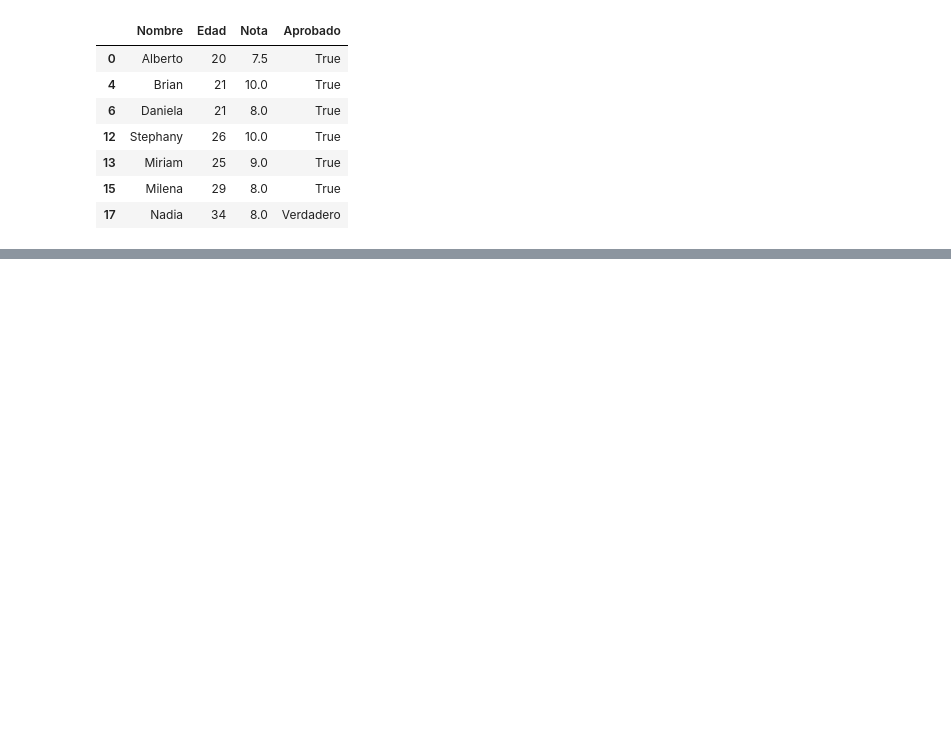
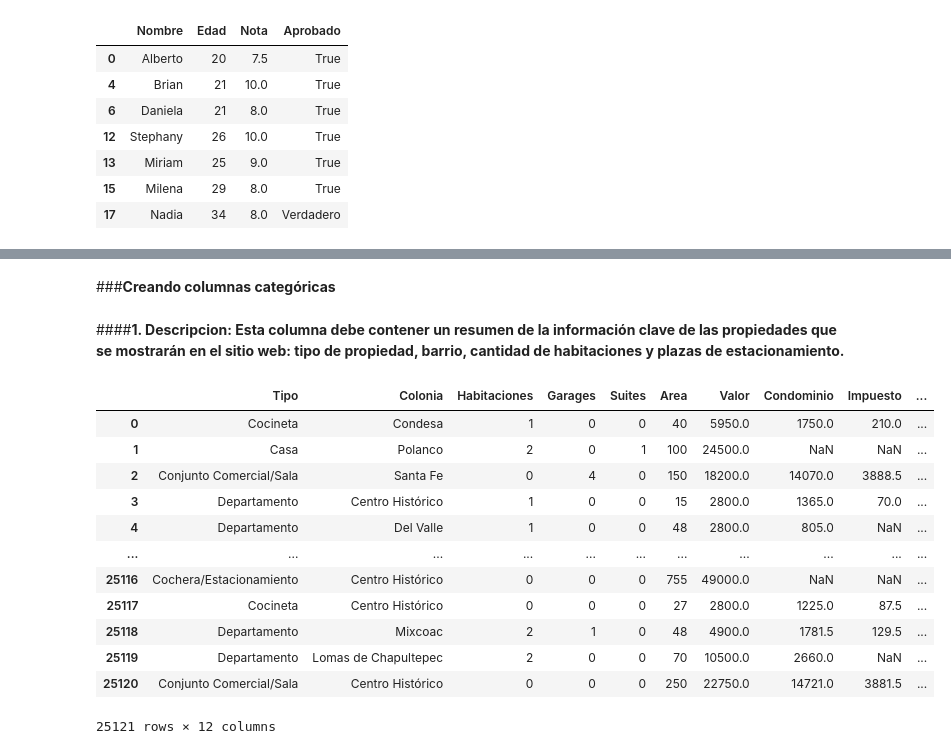
Before and after one commit to Cristiand056/Alura_data_science_basico, a Jupyter notebook: inmuebles_cdmx.ipynb, the cells around one changed output, grey strips where cells are left out. Drawn from its saved outputs; the diff is of its cells as text; code cells hidden in the pictures; blank space fills up the shorter version.

```diff
--- a/inmuebles_cdmx.ipynb
+++ b/inmuebles_cdmx.ipynb
@@ -126,9 +126,9 @@ datos[['Habitaciones', 'Valor']]
 # %% [markdown]
 ## **Practica 1**
 # %%
-url = 'https://gist.githubusercontent.com/ahcamachod/807a2c1cf6c19108b2b701ea1791ab45/raw/fb84f8b2d8917a89de26679eccdbc8f9c1d2e933/alumnos.csv'
+url_2 = 'https://gist.githubusercontent.com/ahcamachod/807a2c1cf6c19108b2b701ea1791ab45/raw/fb84f8b2d8917a89de26679eccdbc8f9c1d2e933/alumnos.csv'
 
-df_estudiante = pd.read_csv(url)
+df_estudiante = pd.read_csv(url_2)
 # %%
 df_estudiante.head(7)
 # %% [output]
@@ -807,0 +814,3 @@ df_estudiante_3.to_csv('alumnos_aprobados.csv', index=False, sep=';')
+# %%
+datos = pd.read_csv(url, sep=';')
+datos.shape
@@ -807,0 +819,3 @@ df_estudiante_3.to_csv('alumnos_aprobados.csv', index=False, sep=';')
+# %%
+datos['Valor_mensual'] = datos['Valor'] + datos['Condominio']
+datos.head()
@@ -807,0 +831,3 @@ df_estudiante_3.to_csv('alumnos_aprobados.csv', index=False, sep=';')
+# %%
+datos['Valor_anual'] = datos['Valor_mensual'] * 12 + datos['Impuesto']
+datos.tail()
@@ -807,0 +841,21 @@ df_estudiante_3.to_csv('alumnos_aprobados.csv', index=False, sep=';')
+# %% [markdown]
+###**Creando columnas categóricas**
+# %% [markdown]
+####**1. Descripcion: Esta columna debe contener un resumen de la información clave de las propiedades que se mostrarán en el sitio web: tipo de propiedad, barrio, cantidad de habitaciones y plazas de estacionamiento.**
+# %%
+datos['Descripcion'] = datos['Tipo'] + datos['Colonia']
+datos
+# %% [output]
+|  | Tipo | Colonia | Habitaciones | Garages | Suites | Area | Valor | Condominio | Impuesto | ... |
+| 0 | Cocineta | Condesa | 1 | 0 | 0 | 40 | 5950.0 | 1750.0 | 210.0 | ... |
+| 1 | Casa | Polanco | 2 | 0 | 1 | 100 | 24500.0 | NaN | NaN | ... |
+| 2 | Conjunto Comercial/Sala | Santa Fe | 0 | 4 | 0 | 150 | 18200.0 | 14070.0 | 3888.5 | ... |
+| 3 | Departamento | Centro Histórico | 1 | 0 | 0 | 15 | 2800.0 | 1365.0 | 70.0 | ... |
+| 4 | Departamento | Del Valle | 1 | 0 | 0 | 48 | 2800.0 | 805.0 | NaN | ... |
+| ... | ... | ... | ... | ... | ... | ... | ... | ... | ... | ... |
+| 25116 | Cochera/Estacionamiento | Centro Histórico | 0 | 0 | 0 | 755 | 49000.0 | NaN | NaN | ... |
+| 25117 | Cocineta | Centro Histórico | 0 | 0 | 0 | 27 | 2800.0 | 1225.0 | 87.5 | ... |
+| 25118 | Departamento | Mixcoac | 2 | 1 | 0 | 48 | 4900.0 | 1781.5 | 129.5 | ... |
+| 25119 | Departamento | Lomas de Chapultepec | 2 | 0 | 0 | 70 | 10500.0 | 2660.0 | NaN | ... |
+| 25120 | Conjunto Comercial/Sala | Centro Histórico | 0 | 0 | 0 | 250 | 22750.0 | 14721.0 | 3881.5 | ... |
+25121 rows × 12 columns
```
Also changed, not shown: parts of 10 cells of this notebook.
